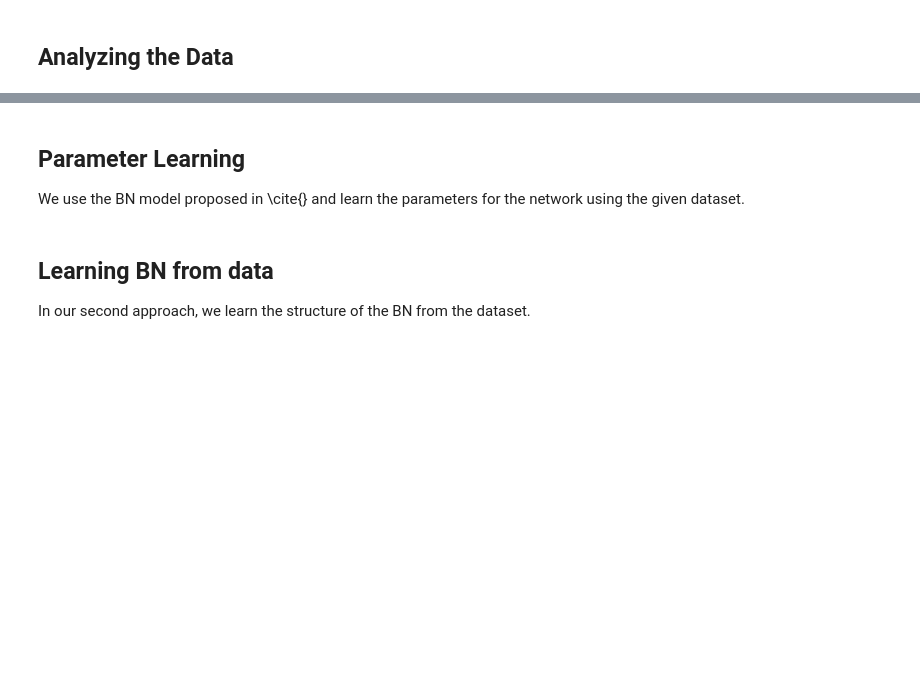
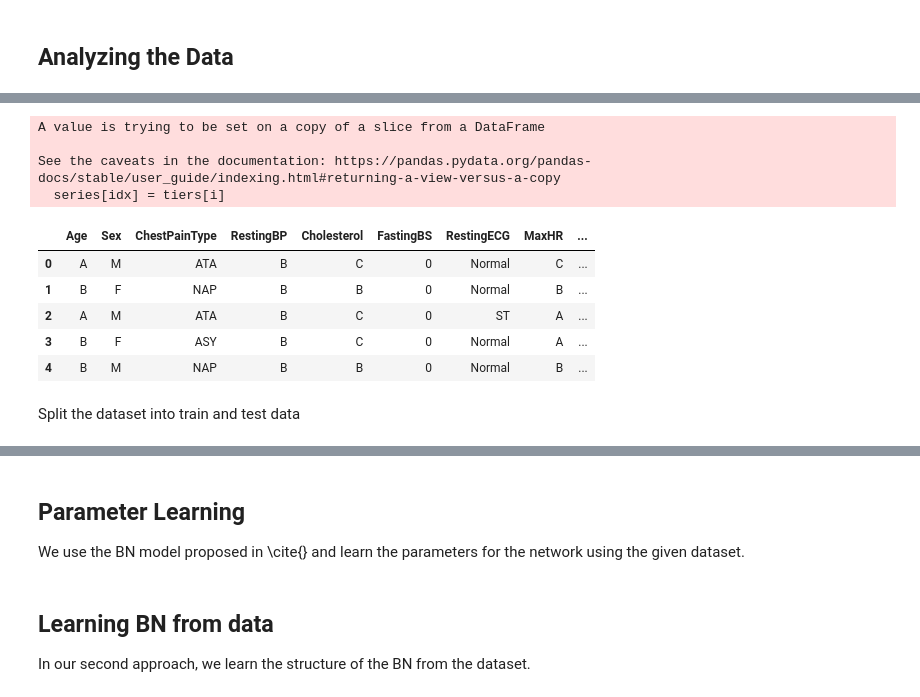
Before and after one commit to SagarParekh97/Decision-Making-under-Uncertainty, a Jupyter notebook: P1/P1.ipynb, the cells around one changed output, grey strips where cells are left out. Cells and saved outputs as stored; diff of their text form; code cells hidden in the pictures; blank space fills up the shorter version.

```diff
--- a/P1/P1.ipynb
+++ b/P1/P1.ipynb
@@ -28,6 +23,6 @@ import graphviz
 # %%
-data = pd.read_csv('heart.csv')
-data.head()
+raw_data = pd.read_csv('heart.csv')
+raw_data.head()
 # %% [output]
 |  | Age | Sex | ChestPainType | RestingBP | Cholesterol | FastingBS | RestingECG | MaxHR | ... |
 | 0 | 40 | M | ATA | 140 | 289 | 0 | Normal | 172 | ... |
@@ -43,0 +72,57 @@ train, test = train_test_split(data, test_size=0.2)
+# %%
+boundaries = {
+             'Age': np.array([[27, 43],
+                              [43, 59],
+                              [59, 77]]),
+             'RestingBP': np.array([[-1, 100],
+                                    [100, 200]]),
+             'Cholesterol': np.array([[-1, 100],
+                                      [100, 200],
+                                      [200, 300],
+                                      [300, 400],
+                                      [400, 500],
+                                      [500, 602]]),
+             'MaxHR': np.array([[59, 120],
+                                [120, 170],
+                                [170, 202]]),
+             'Oldpeak': np.array([[-2.7, 0],
+                                  [0, 2.1],
+                                  [2.1, 4.2],
+                                  [4.2, 6.2]])
+             }
+
+def discretize(series, boundaries):
+    tiers = ['A', 'B', 'C', 'D', 'E', 'F']
+
+    for idx, elem in enumerate(series):
+        for i in range(len(boundaries)):
+            if elem > boundaries[i, 0] and elem <= boundaries[i, 1]:
+                series[idx] = tiers[i]
+
+    return series
+
+
+new_columns = {}
+for i, content in enumerate(raw_data.items()):
+    (label, series) = content
+
+    if label in ['Age', 'RestingBP', 'Cholesterol', 'MaxHR', 'Oldpeak']:
+        new_columns[label] = discretize(series, boundaries[label])
+    else:
+        new_columns[label] = series
+
+data = pd.DataFrame(new_columns)
+data.head()
+# %% [output]
+A value is trying to be set on a copy of a slice from a DataFrame
+
+See the caveats in the documentation: https://pandas.pydata.org/pandas-docs/stable/user_guide/indexing.html#returning-a-view-versus-a-copy
+  series[idx] = tiers[i]
+|  | Age | Sex | ChestPainType | RestingBP | Cholesterol | FastingBS | RestingECG | MaxHR | ... |
+| 0 | A | M | ATA | B | C | 0 | Normal | C | ... |
+| 1 | B | F | NAP | B | B | 0 | Normal | B | ... |
+| 2 | A | M | ATA | B | C | 0 | ST | A | ... |
+| 3 | B | F | ASY | B | C | 0 | Normal | A | ... |
+| 4 | B | M | NAP | B | B | 0 | Normal | B | ... |
+# %% [markdown]
+Split the dataset into train and test data
```
Also changed, not shown: parts of 16 cells of this notebook, 2 other files.
